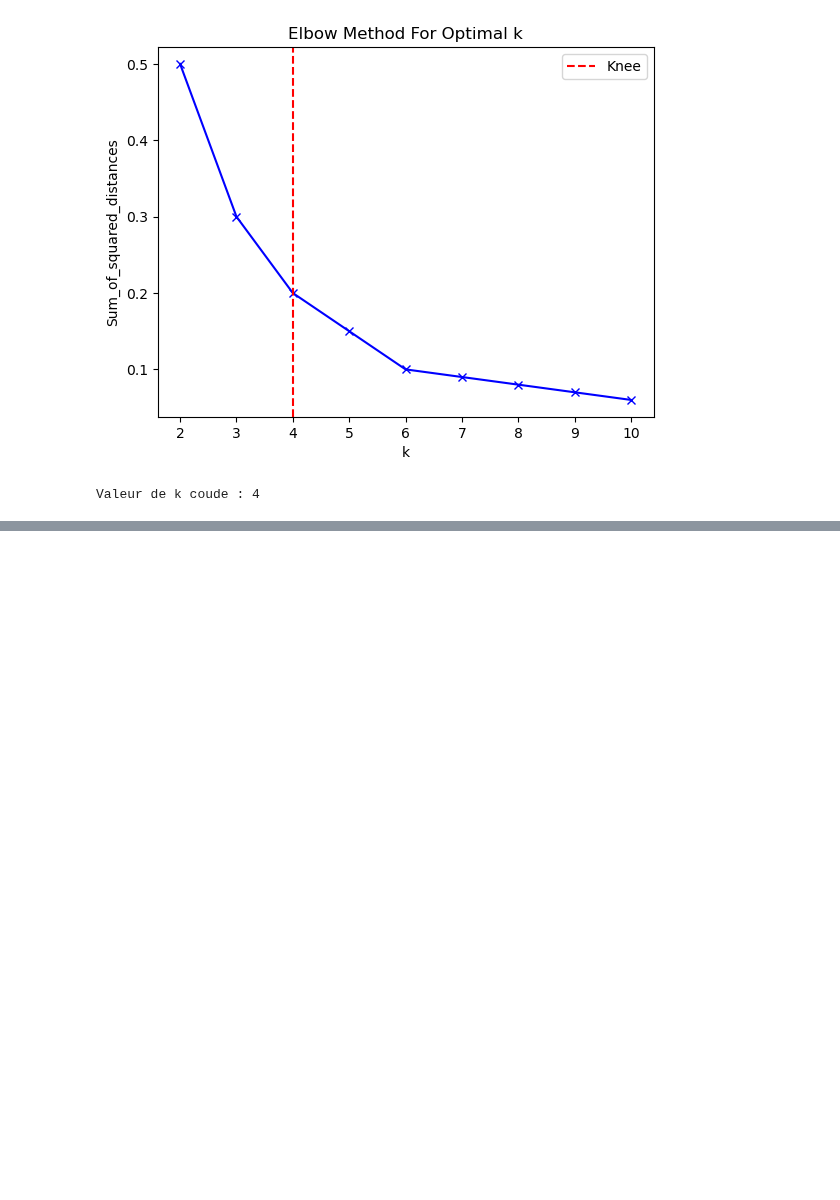
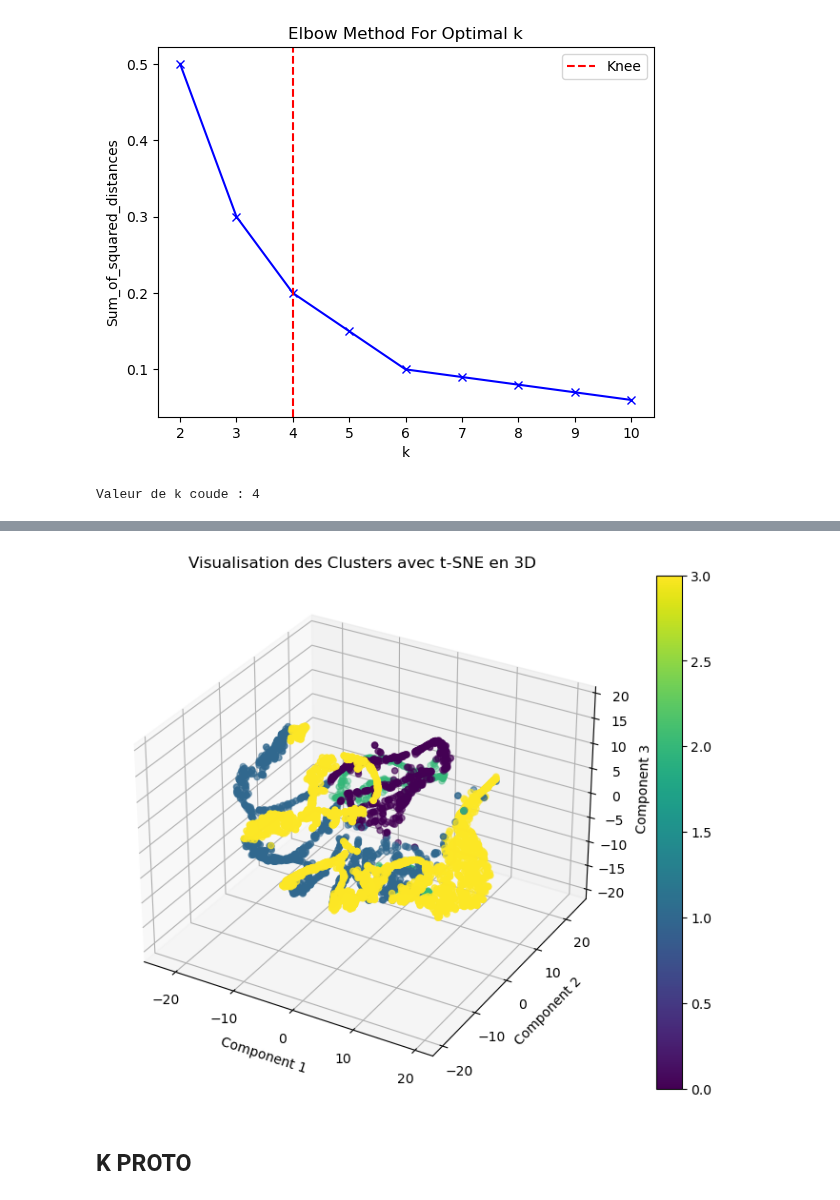
Before and after one commit to neevaiti/segmentation_client_simplon, a Jupyter notebook: segmentation_rfm.ipynb, the cells around one changed output, grey strips where cells are left out. Saved outputs shown, nothing was run; the diff lists cells and outputs as text; code cells hidden in the pictures; blank space fills up the shorter version.

```diff
--- a/segmentation_rfm.ipynb
+++ b/segmentation_rfm.ipynb
@@ -78,0 +111,32 @@ plt.show()
+# %%
+from sklearn.manifold import TSNE
+from mpl_toolkits.mplot3d import Axes3D
+import matplotlib.pyplot as plt
+
+num_cols = ['Recence', 'Frequence', 'Montant']
+data_num = df[num_cols]
+
+data_num = (data_num - data_num.mean()) / data_num.std()
+
+tsne = TSNE(n_components=3, random_state=42)
+data_tsne = tsne.fit_transform(data_num)
+
+df_tsne = pd.DataFrame(data = data_tsne, columns = ['Component 1', 'Component 2', 'Component 3'])
+df_tsne['Cluster'] = df['Cluster']
+
+fig = plt.figure(figsize=(10, 7))
+ax = fig.add_subplot(111, projection='3d')
+
+scatter = ax.scatter(df_tsne['Component 1'], df_tsne['Component 2'], df_tsne['Component 3'], c=df_tsne['Cluster'], cmap='viridis')
+
+ax.set_title('Visualisation des Clusters avec t-SNE en 3D')
+ax.set_xlabel('Component 1')
+ax.set_ylabel('Component 2')
+ax.set_zlabel('Component 3')
+
+plt.colorbar(scatter)
+plt.show()
+# %% [output]
+[figure, added]
+# %% [markdown]
+## K PROTO
```
Also changed, not shown: parts of 9 cells of this notebook.
